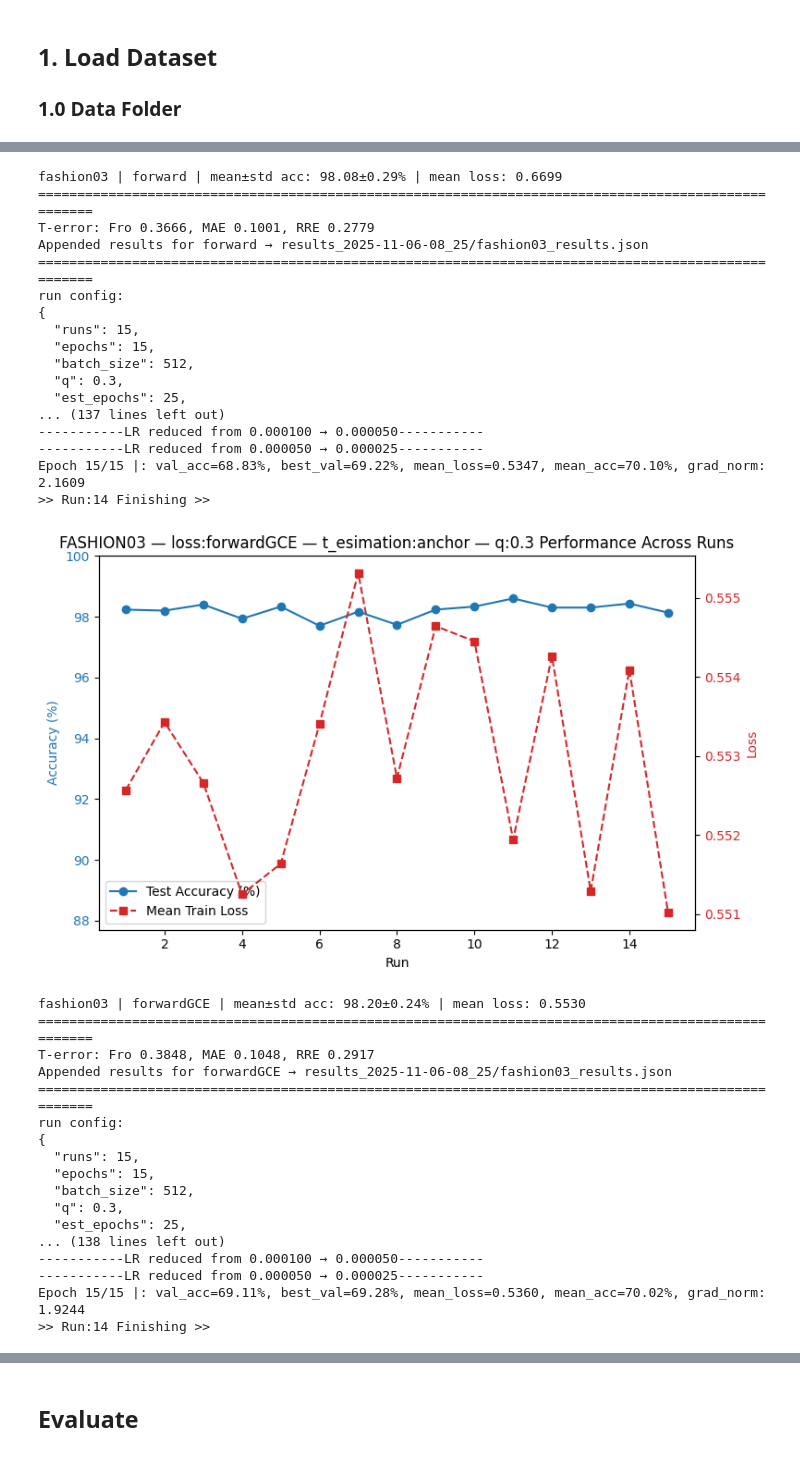
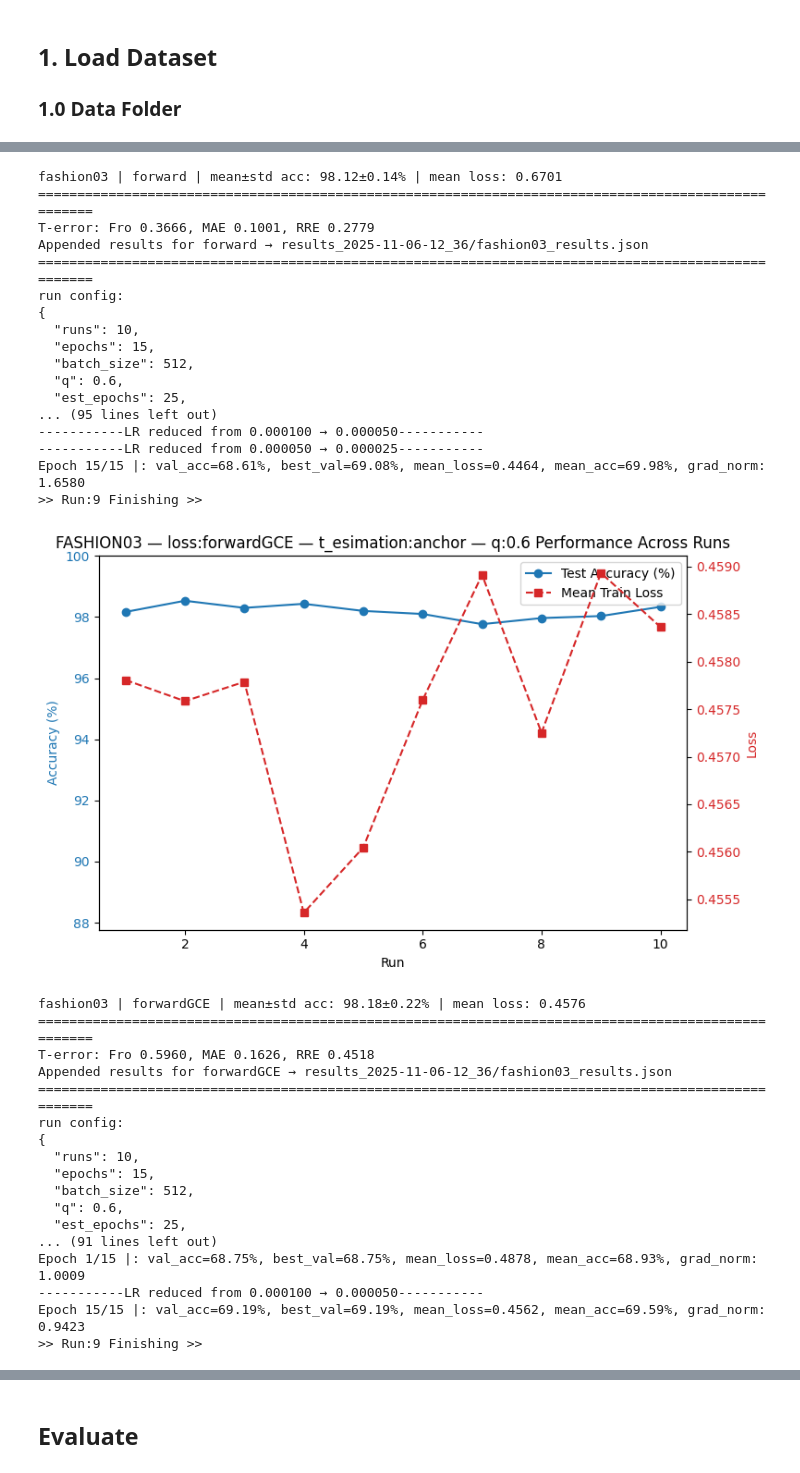
Before and after one commit to jbsaunders/comp5328-assignment-2, a Jupyter notebook: assignment_final.ipynb, the cells around one changed output, grey strips where cells are left out. Saved outputs shown, nothing was run; the diff lists cells and outputs as text; code cells hidden in the pictures.

```diff
--- a/assignment_final.ipynb
+++ b/assignment_final.ipynb
@@ -79,7 +79,7 @@ losses = ['forward','gce', 'forwardGCE', 't-revision']
 losses = ['forward', 'forwardGCE', 't-revision']
 datasets = [ "fashion03", "fashion06", "cifar"]
 base = {
-    "runs":15,
+    "runs":10,
     "epochs": 15,
     "batch_size":512,
     "q":0.6,
@@ -110,7 +110,7 @@ else:
 
 # create each cfg
 estimate = ['anchor', 'None']
-qs = [0.3, 0.8]
+qs = [0.6]
 configs = []
 for q in qs:
     for i, ds in enumerate(datasets):
@@ -183,7 +184,7 @@ def stabilize_T(T, alpha=0.7):
     T = T / T.sum(dim=1, keepdim=True)
     return T
 
-def plot_run_performance(all_acc, all_mean_loss, cfg):
+def plot_run_performance(all_acc, all_mean_loss, cfg, folder):
     runs = np.arange(1, len(all_acc) + 1)
     title = f"{cfg['dataset'].upper()} — loss:{cfg['loss']} — t_esimation:{cfg['estimate_T']} — q:{cfg['q']} Performance Across Runs"
     file_name = re.sub(r'[—:\s]+', '_', title)
@@ -208,7 +209,7 @@ def plot_run_performance(all_acc, all_mean_loss, cfg):
     lines, labels = ax1.get_legend_handles_labels()
     lines2, labels2 = ax2.get_legend_handles_labels()
     ax1.legend(lines + lines2, labels + labels2, loc='best')
-    plt.savefig(f"img/{file_name}.png", dpi=300, bbox_inches='tight')
+    plt.savefig(f"{folder}/img/{file_name}.png", dpi=300, bbox_inches='tight')
     plt.show()
 # %%
 # def sanity(T, name, dataset):
@@ -854,6 +859,7 @@ results_rows = []
 C = 3
 graph_data = []
 all_figs = []
+os.mkdir(os.path.join(folder, 'img'))
 for cfg in configs:
 
     print("=" * 100)
@@ -939,7 +945,7 @@ for cfg in configs:
         print(f">> Run:{r} Finishing >>")
 
     graph_data.append({'cfg':cfg, 'all_acc':all_acc, 'all_mean_loss': all_mean_loss})
-    fig = plot_run_performance(all_acc, all_mean_loss, cfg)
+    fig = plot_run_performance(all_acc, all_mean_loss, cfg, folder)
 
     all_figs.append({
         "cfg": cfg,
@@ -1065,35 +1071,35 @@ Epoch 15/15 |: val_acc=68.86%, best_val=69.22%, mean_loss=0.6339, mean_acc=69.85
-fashion03 | forward | mean±std acc: 98.08±0.29% | mean loss: 0.6699
+fashion03 | forward | mean±std acc: 98.12±0.14% | mean loss: 0.6701
 ====================================================================================================
 T-error: Fro 0.3666, MAE 0.1001, RRE 0.2779
-Appended results for forward → results_2025-11-06-08_25/fashion03_results.json
+Appended results for forward → results_2025-11-06-12_36/fashion03_results.json
 ====================================================================================================
 run config:
 {
-  "runs": 15,
+  "runs": 10,
   "epochs": 15,
   "batch_size": 512,
-  "q": 0.3,
+  "q": 0.6,
   "est_epochs": 25,
-... (137 lines left out)
+... (95 lines left out)
 -----------LR reduced from 0.000100 → 0.000050-----------
 -----------LR reduced from 0.000050 → 0.000025-----------
-Epoch 15/15 |: val_acc=68.83%, best_val=69.22%, mean_loss=0.5347, mean_acc=70.10%, grad_norm: 2.1609
->> Run:14 Finishing >>
+Epoch 15/15 |: val_acc=68.61%, best_val=69.08%, mean_loss=0.4464, mean_acc=69.98%, grad_norm: 1.6580
+>> Run:9 Finishing >>
-[figure, old version]
+[figure, new version]
-fashion03 | forwardGCE | mean±std acc: 98.20±0.24% | mean loss: 0.5530
+fashion03 | forwardGCE | mean±std acc: 98.18±0.22% | mean loss: 0.4576
 ====================================================================================================
-T-error: Fro 0.3848, MAE 0.1048, RRE 0.2917
-Appended results for forwardGCE → results_2025-11-06-08_25/fashion03_results.json
+T-error: Fro 0.5960, MAE 0.1626, RRE 0.4518
+Appended results for forwardGCE → results_2025-11-06-12_36/fashion03_results.json
 ====================================================================================================
 run config:
 {
-  "runs": 15,
+  "runs": 10,
   "epochs": 15,
   "batch_size": 512,
-  "q": 0.3,
+  "q": 0.6,
   "est_epochs": 25,
-... (138 lines left out)
+... (91 lines left out)
+Epoch 1/15 |: val_acc=68.75%, best_val=68.75%, mean_loss=0.4878, mean_acc=68.93%, grad_norm: 1.0009
 -----------LR reduced from 0.000100 → 0.000050-----------
------------LR reduced from 0.000050 → 0.000025-----------
-Epoch 15/15 |: val_acc=69.11%, best_val=69.28%, mean_loss=0.5360, mean_acc=70.02%, grad_norm: 1.9244
->> Run:14 Finishing >>
+Epoch 15/15 |: val_acc=69.19%, best_val=69.19%, mean_loss=0.4562, mean_acc=69.59%, grad_norm: 0.9423
+>> Run:9 Finishing >>
```
Also changed, not shown: parts of 5 cells of this notebook, 30 other files.
